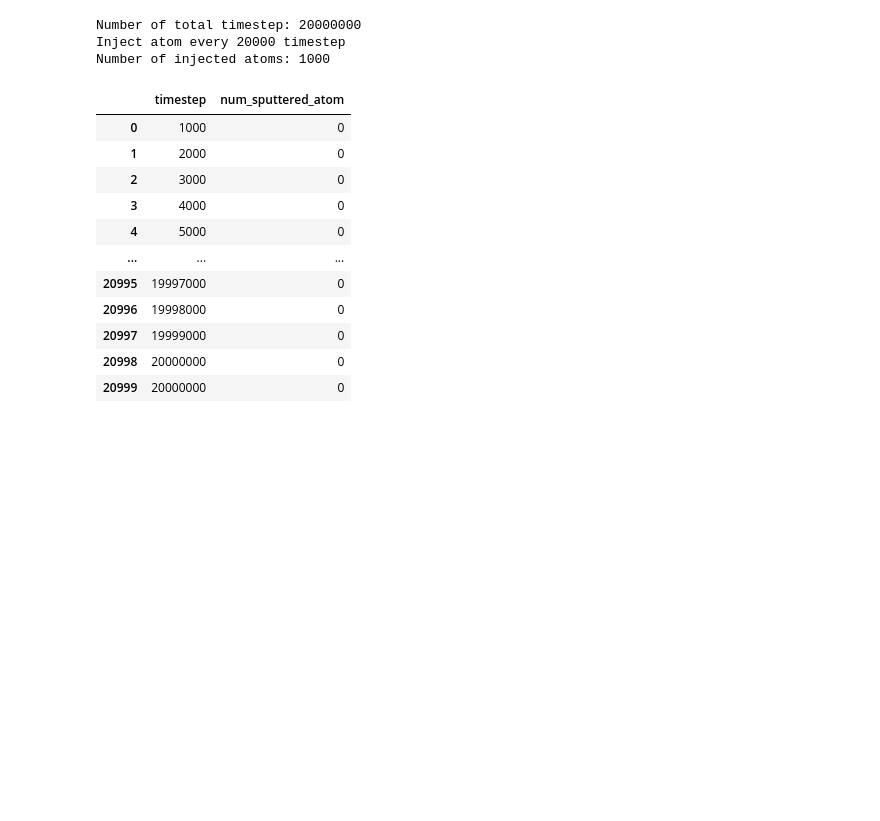
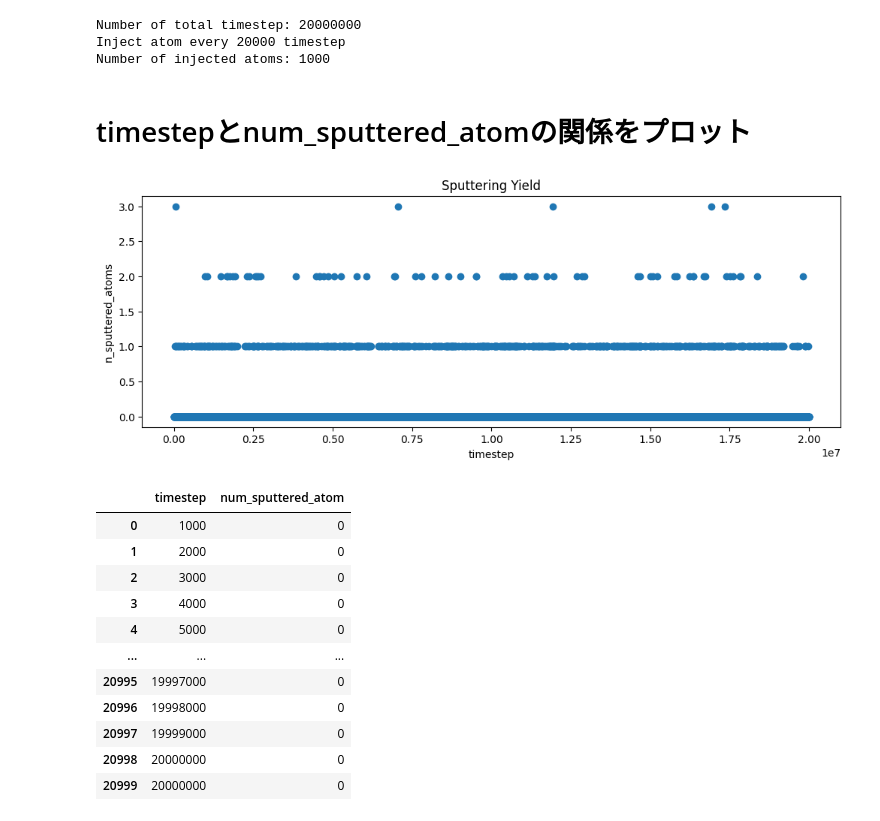
Before and after one commit to y1u0d2a1i/mlp_tools, a Jupyter notebook: notebooks/analyze/sputtering.ipynb, the cells around one changed output. Saved outputs shown, nothing was run; the diff lists cells and outputs as text; code cells hidden in the pictures; blank space fills up the shorter version.

```diff
--- a/notebooks/analyze/sputtering.ipynb
+++ b/notebooks/analyze/sputtering.ipynb
@@ -18,6 +18,17 @@ sp_with_ion_dose = syc.get_sputtering_yield_with_ion_dose(area=4.0725**2, num_in
 Number of total timestep: 20000000
 Inject atom every 20000 timestep
 Number of injected atoms: 1000
+# %% [markdown]
+# timestepとnum_sputtered_atomの関係をプロット
+# %%
+fig, ax = plt.subplots(figsize=(12, 4))
+ax.scatter(sp_df["timestep"], sp_df["num_sputtered_atom"])
+ax.set_xlabel("timestep")
+ax.set_ylabel("n_sputtered_atoms")
+ax.set_title("Sputtering Yield")
+plt.show()
+# %% [output]
+[figure, added]
 # %%
 sp_df
 # %% [output]
```
Also changed, not shown: parts of 1 cell of this notebook, 4 other files.
